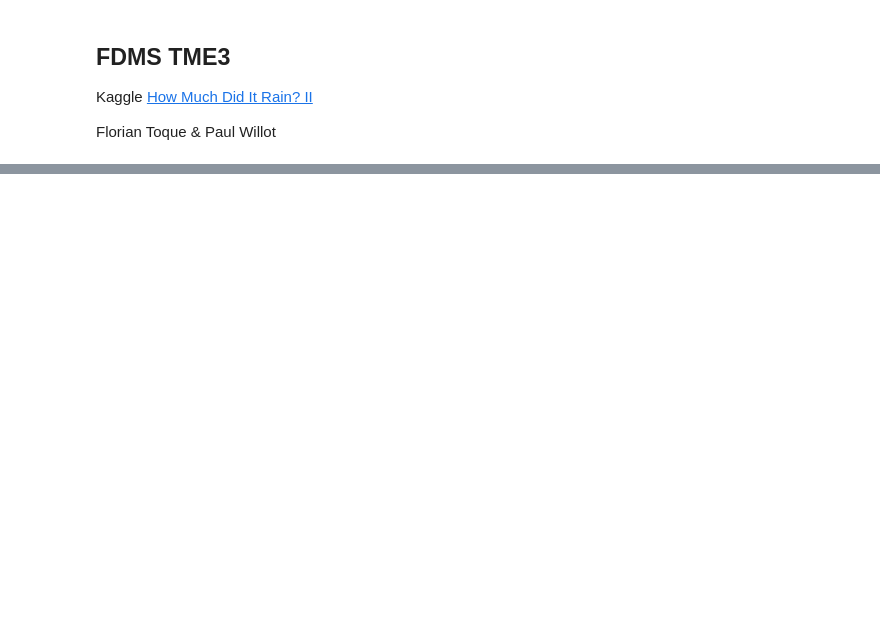
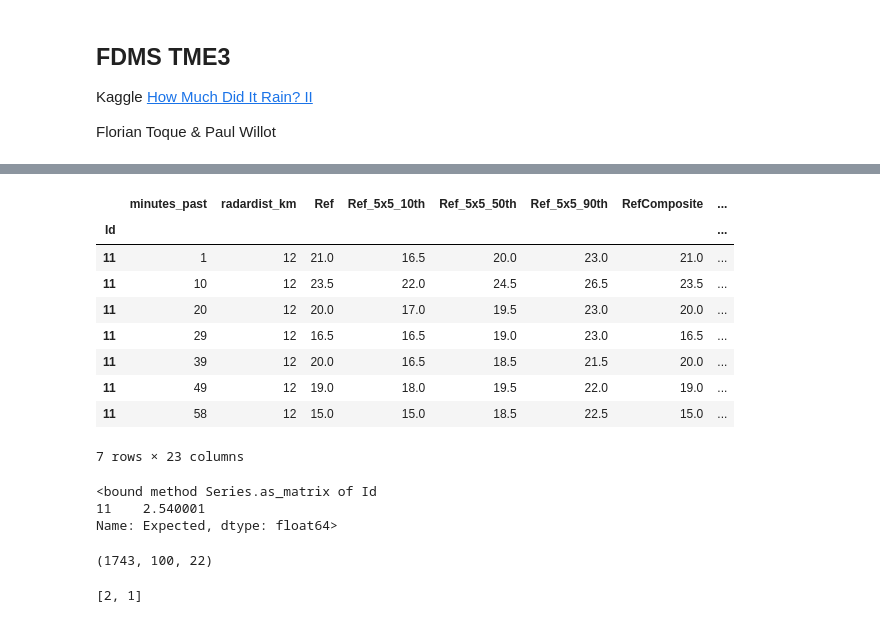
Before and after one commit to ToqueWillot/M2DAC, a Jupyter notebook: FDMS/TME3/Kaggle_rain.ipynb, the cells around one changed output, grey strips where cells are left out. Saved outputs shown, nothing was run; the diff lists cells and outputs as text; code cells hidden in the pictures; blank space fills up the shorter version.

```diff
--- a/FDMS/TME3/Kaggle_rain.ipynb
+++ b/FDMS/TME3/Kaggle_rain.ipynb
@@ -72,0 +77,2 @@ KeyError: 'c'
+# %%
+train = train[train['Expected'] < 1000]
@@ -72,0 +479,19 @@ KeyError: 'c'
+# %%
+train.loc[11]
+# %% [output]
+|  | minutes_past | radardist_km | Ref | Ref_5x5_10th | Ref_5x5_50th | Ref_5x5_90th | RefComposite | ... |
+| Id |  |  |  |  |  |  |  | ... |
+| 11 | 1 | 12 | 21.0 | 16.5 | 20.0 | 23.0 | 21.0 | ... |
+| 11 | 10 | 12 | 23.5 | 22.0 | 24.5 | 26.5 | 23.5 | ... |
+| 11 | 20 | 12 | 20.0 | 17.0 | 19.5 | 23.0 | 20.0 | ... |
+| 11 | 29 | 12 | 16.5 | 16.5 | 19.0 | 23.0 | 16.5 | ... |
+| 11 | 39 | 12 | 20.0 | 16.5 | 18.5 | 21.5 | 20.0 | ... |
+| 11 | 49 | 12 | 19.0 | 18.0 | 19.5 | 22.0 | 19.0 | ... |
+| 11 | 58 | 12 | 15.0 | 15.0 | 18.5 | 22.5 | 15.0 | ... |
+7 rows × 23 columns
+# %%
+train.loc[11][:1]["Expected"].as_matrix
+# %% [output]
+<bound method Series.as_matrix of Id
+11    2.540001
+Name: Expected, dtype: float64>
@@ -72,0 +524,10 @@ KeyError: 'c'
+# %%
+np.shape(X_train)
+# %% [output]
+(1743, 100, 22)
+# %%
+t = np.array([2,1])
+t.shape = (1,2)
+t.tolist()[0]
+# %% [output]
+[2, 1]
```
Also changed, not shown: parts of 114 cells of this notebook, 2 other files.
